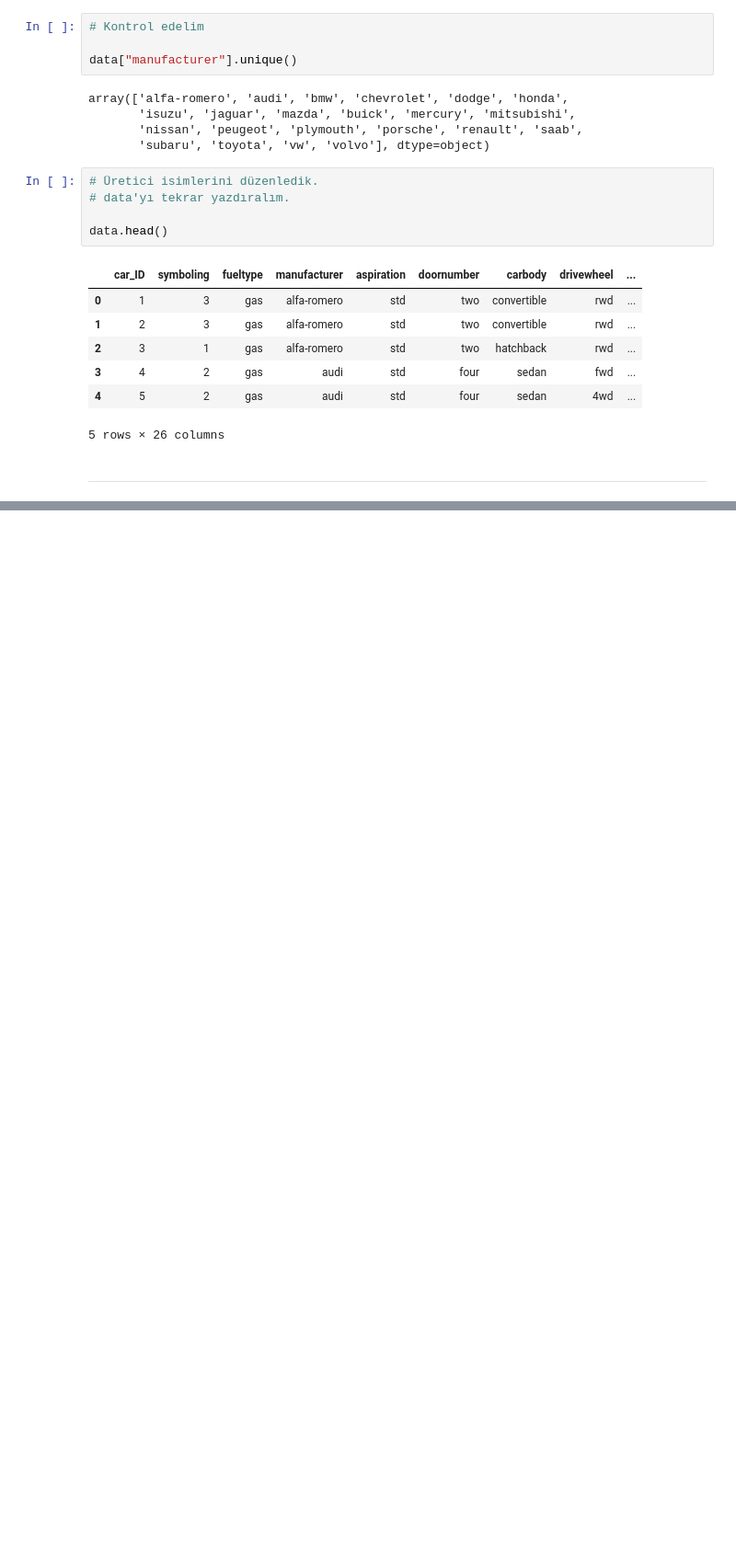
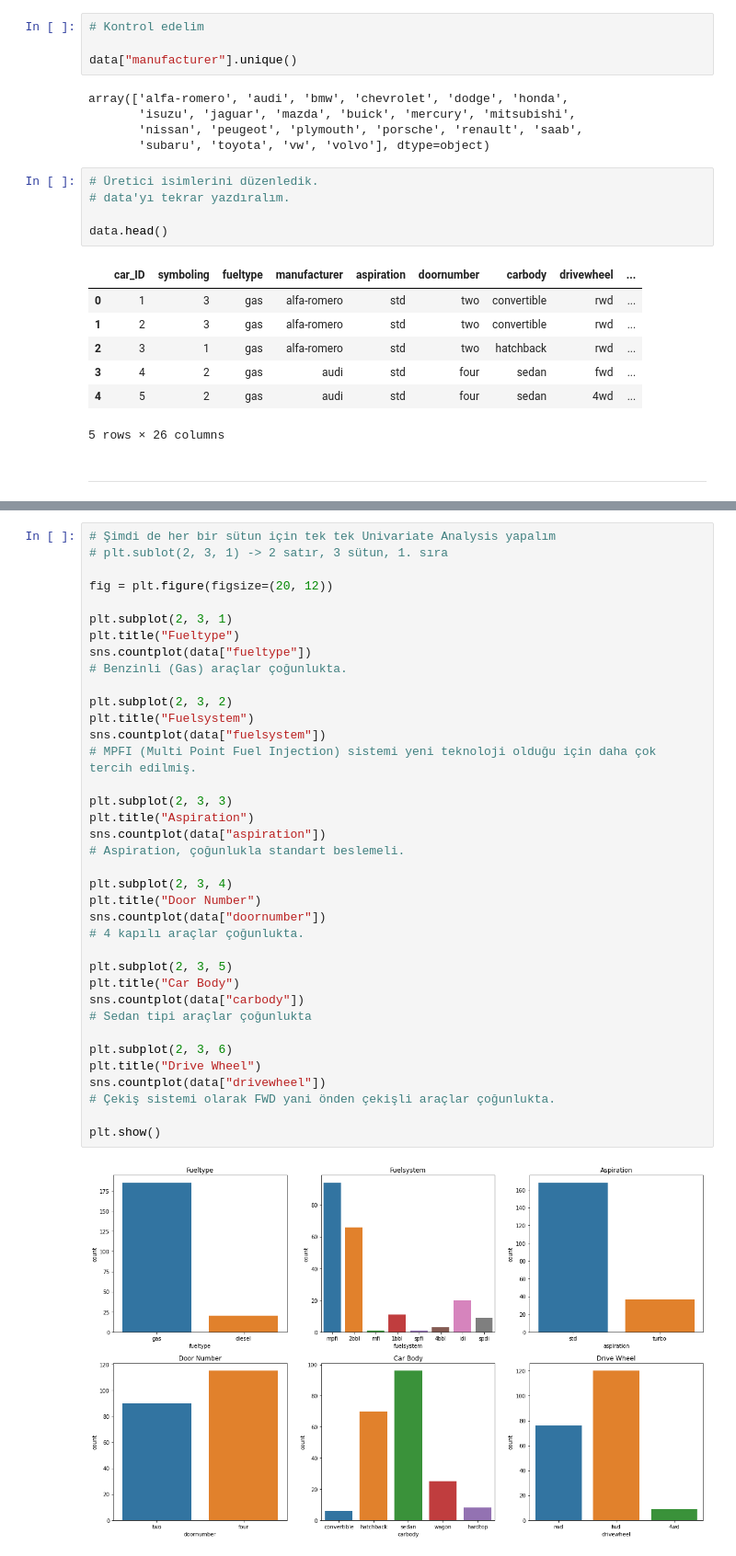
Before and after one commit to halimocakli/IntroductionToMachineLearning, a Jupyter notebook: Machine Learning - Musa Arda/7- Lineer Regresyon Projesi/LR_Proje_Araba_Fiyat_Tahmini.ipynb, the cells around one changed output, grey strips where cells are left out. Shown at 92% size. Cells and saved outputs as stored; diff of their text form; blank space fills up the shorter version.

```diff
--- a/Machine Learning - Musa Arda/7- Lineer Regresyon Projesi/LR_Proje_Araba_Fiyat_Tahmini.ipynb
+++ b/Machine Learning - Musa Arda/7- Lineer Regresyon Projesi/LR_Proje_Araba_Fiyat_Tahmini.ipynb
@@ -410,0 +432,39 @@ data.head()
+# %%
+# Şimdi de her bir sütun için tek tek Univariate Analysis yapalım
+# plt.sublot(2, 3, 1) -> 2 satır, 3 sütun, 1. sıra
+
+fig = plt.figure(figsize=(20, 12))
+
+plt.subplot(2, 3, 1)
+plt.title("Fueltype")
+sns.countplot(data["fueltype"])
+# Benzinli (Gas) araçlar çoğunlukta.
+
+plt.subplot(2, 3, 2)
+plt.title("Fuelsystem")
+sns.countplot(data["fuelsystem"])
+# MPFI (Multi Point Fuel Injection) sistemi yeni teknoloji olduğu için daha çok tercih edilmiş.
+
+plt.subplot(2, 3, 3)
+plt.title("Aspiration")
+sns.countplot(data["aspiration"])
+# Aspiration, çoğunlukla standart beslemeli.
+
+plt.subplot(2, 3, 4)
+plt.title("Door Number")
+sns.countplot(data["doornumber"])
+# 4 kapılı araçlar çoğunlukta.
+
+plt.subplot(2, 3, 5)
+plt.title("Car Body")
+sns.countplot(data["carbody"])
+# Sedan tipi araçlar çoğunlukta
+
+plt.subplot(2, 3, 6)
+plt.title("Drive Wheel")
+sns.countplot(data["drivewheel"])
+# Çekiş sistemi olarak FWD yani önden çekişli araçlar çoğunlukta.
+
+plt.show()
+# %% [output]
+[figure, added]
```
Also changed, not shown: parts of 41 cells of this notebook.
